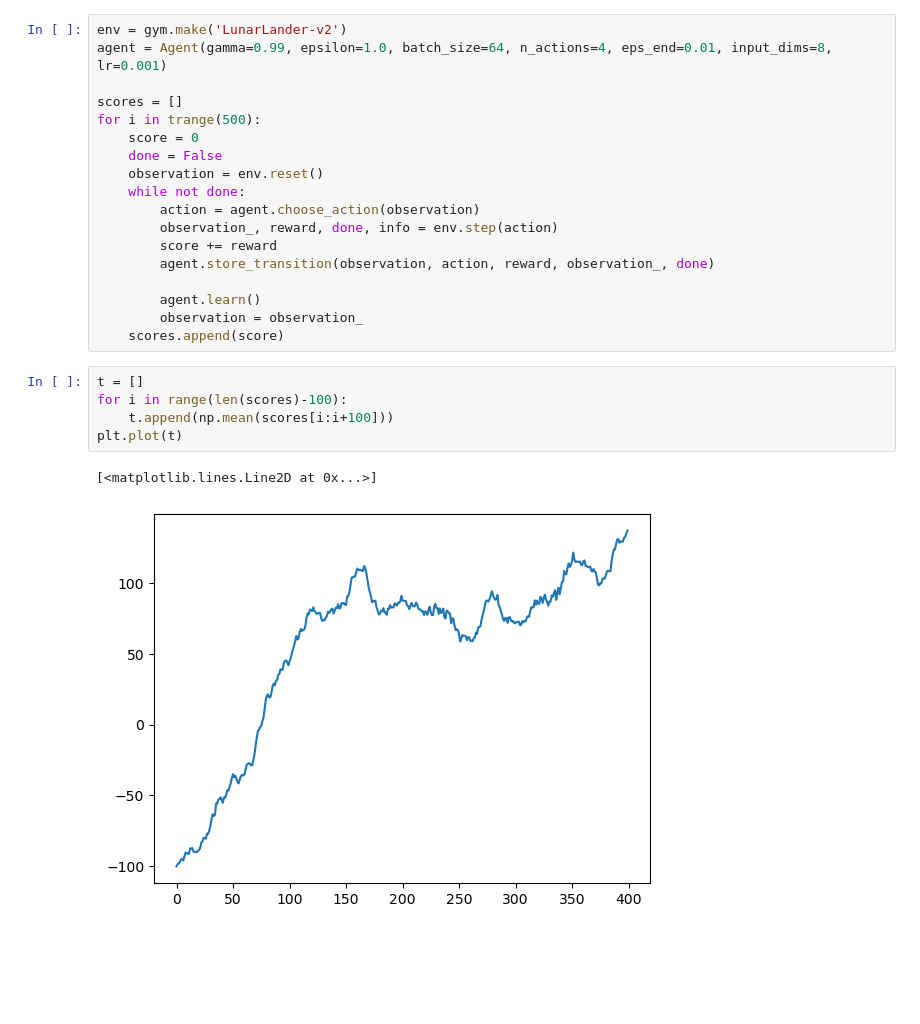
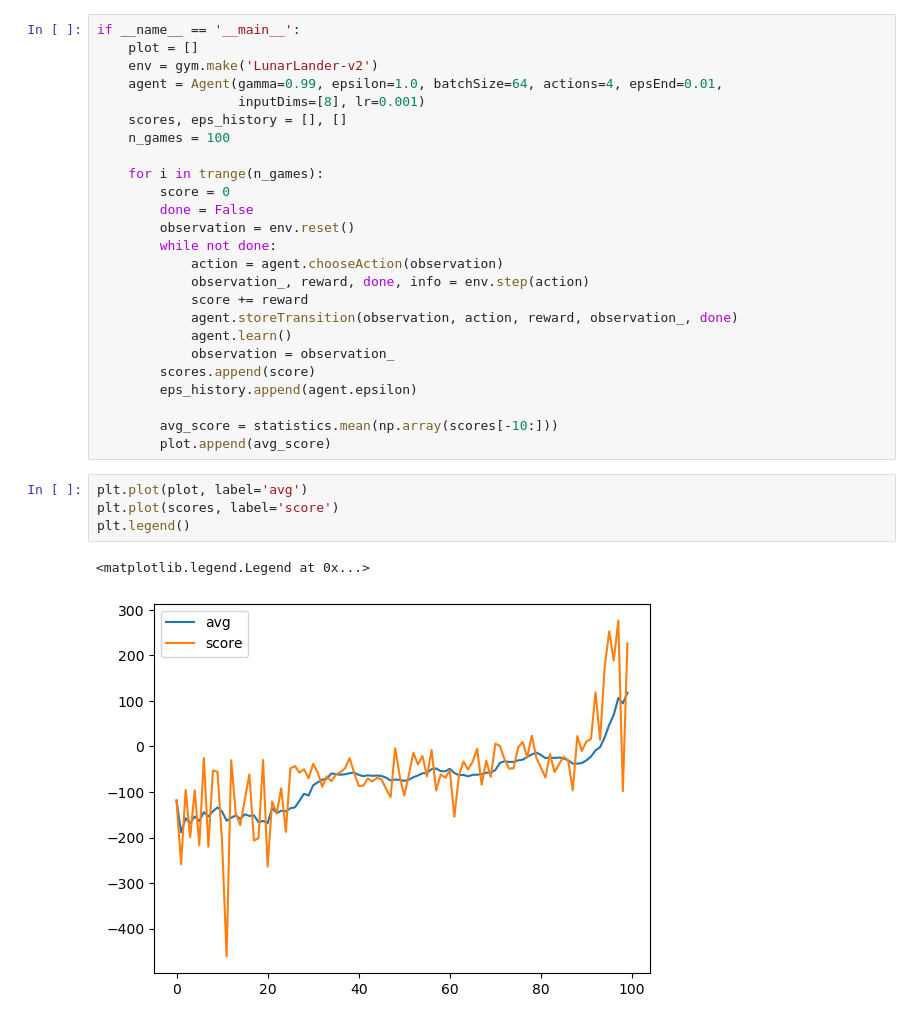
Before and after one commit to charliehuang09/ML, a Jupyter notebook: Reinforcement Learning/Q-Learning/Q-Learning-Pytorch.ipynb, the cells around one changed output. Cells and saved outputs as stored; diff of their text form; blank space fills up the shorter version.

```diff
--- a/Reinforcement Learning/Q-Learning/Q-Learning-Pytorch.ipynb
+++ b/Reinforcement Learning/Q-Learning/Q-Learning-Pytorch.ipynb
@@ -107,26 +103,32 @@ class Agent():
 # %%
-env = gym.make('LunarLander-v2')
-agent = Agent(gamma=0.99, epsilon=1.0, batch_size=64, n_actions=4, eps_end=0.01, input_dims=8, lr=0.001)
+if __name__ == '__main__':
+    plot = []
+    env = gym.make('LunarLander-v2')
+    agent = Agent(gamma=0.99, epsilon=1.0, batchSize=64, actions=4, epsEnd=0.01,
+                  inputDims=[8], lr=0.001)
+    scores, eps_history = [], []
+    n_games = 100
 
-scores = []
-for i in trange(500):
-    score = 0
-    done = False
-    observation = env.reset()
-    while not done:
-        action = agent.choose_action(observation)
-        observation_, reward, done, info = env.step(action)
-        score += reward
-        agent.store_transition(observation, action, reward, observation_, done)
+    for i in trange(n_games):
+        score = 0
+        done = False
+        observation = env.reset()
+        while not done:
+            action = agent.chooseAction(observation)
+            observation_, reward, done, info = env.step(action)
+            score += reward
+            agent.storeTransition(observation, action, reward, observation_, done)
+            agent.learn()
+            observation = observation_
+        scores.append(score)
+        eps_history.append(agent.epsilon)
 
-        agent.learn()
-        observation = observation_
-    scores.append(score)
+        avg_score = statistics.mean(np.array(scores[-10:]))
+        plot.append(avg_score)
-# %%
-t = []
-for i in range(len(scores)-100):
-    t.append(np.mean(scores[i:i+100]))
-plt.plot(t)
-# %% [output]
-[<matplotlib.lines.Line2D at 0x...>]
-[figure, removed]
+# %%
+plt.plot(plot, label='avg')
+plt.plot(scores, label='score')
+plt.legend()
+# %% [output]
+<matplotlib.legend.Legend at 0x...>
+[figure, added]
```
Also changed, not shown: parts of 4 cells of this notebook, 12 other files.
